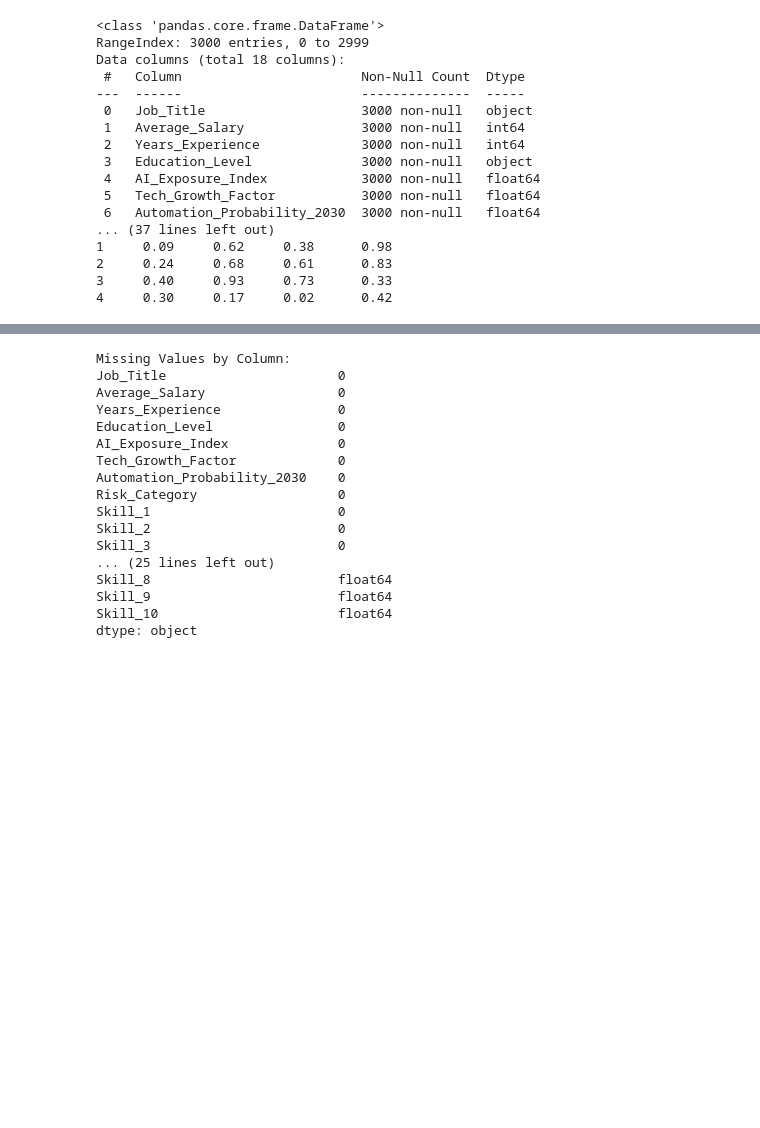
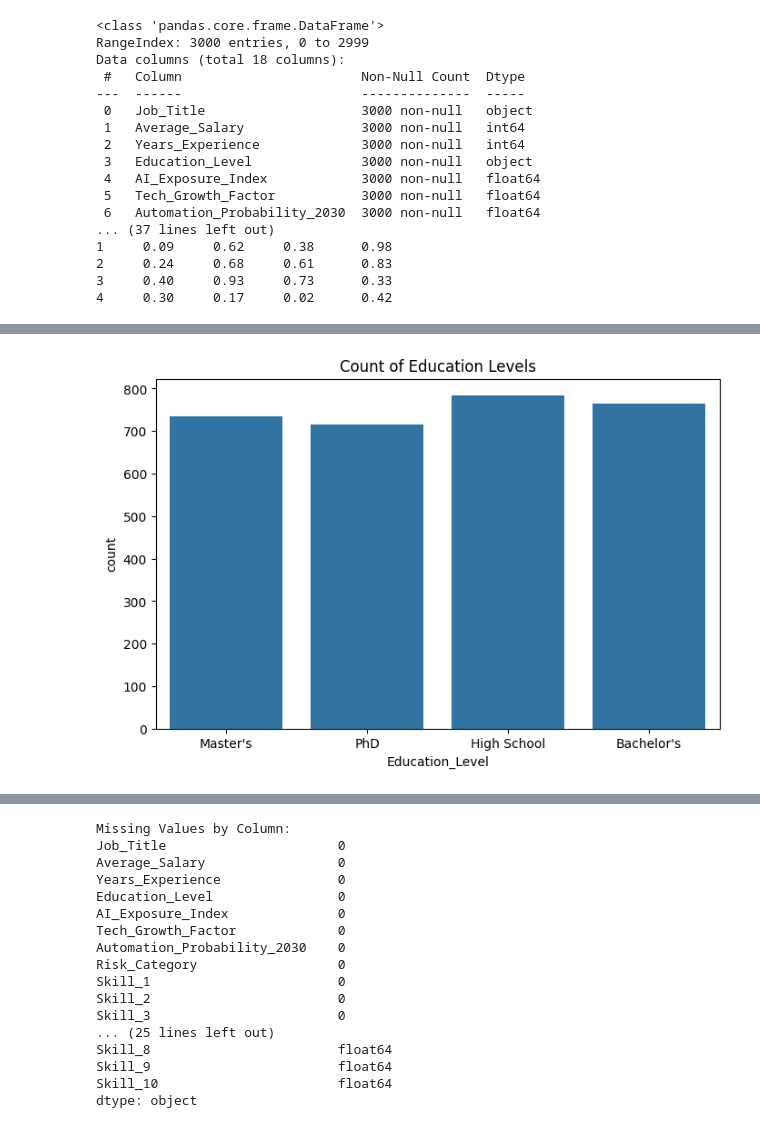
Before and after one commit to Kxngdev0/marketing-sales-performance-analysis, a Jupyter notebook: AI Jobs.ipynb, the cells around one changed output, grey strips where cells are left out. Drawn from its saved outputs; the diff is of its cells as text; code cells hidden in the pictures; blank space fills up the shorter version.

```diff
--- a/AI Jobs.ipynb
+++ b/AI Jobs.ipynb
@@ -33,0 +42,8 @@ Data columns (total 18 columns):
+# %%
+# Countplot – Education Level
+plt.figure(figsize=(8,5))
+sns.countplot(data=df, x="Education_Level")
+plt.title("Count of Education Levels")
+plt.show()
+# %% [output]
+[figure, added]
```
Also changed, not shown: parts of 6 cells of this notebook.
